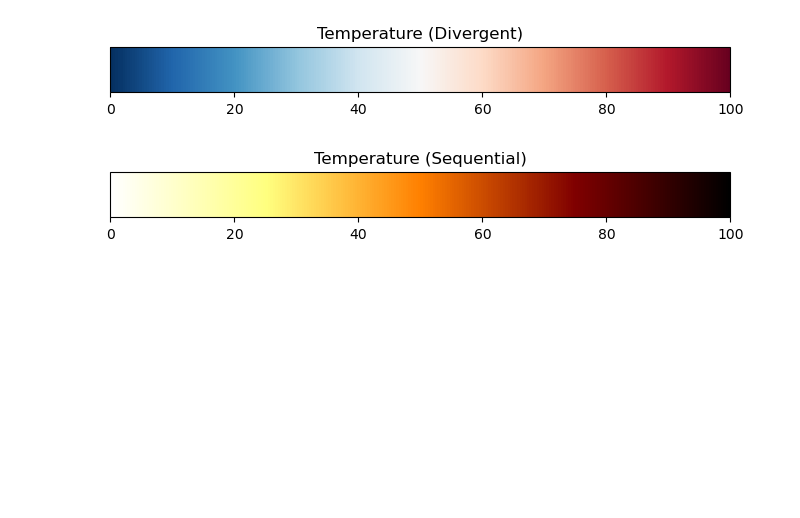
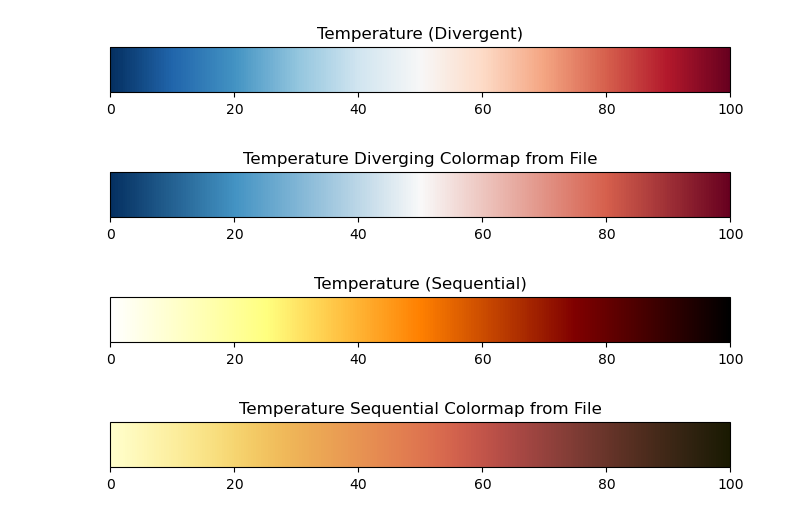
Before and after one commit to IPCC-AR7-WG1/figure-design, a Jupyter notebook: color_bar.ipynb, the cells around one changed output. Saved outputs shown, nothing was run; the diff lists cells and outputs as text; code cells hidden in the pictures; blank space fills up the shorter version.

```diff
--- a/color_bar.ipynb
+++ b/color_bar.ipynb
@@ -17,21 +19,43 @@ def plot_colorbar(cmap, title):
 
     ax.set_title(title, fontsize=12)
     plt.show()
+# %%
+# Function to create a colormap from a AR6 text file containing RGB values
+def create_colormap_from_txt(filepath, cmap_name="custom_colormap"):
+    """
+    Read RGB values from a text file and create a LinearSegmentedColormap.
+    RGB value shoud be 0-1 range.
+    """
+    rgb_data = np.loadtxt(filepath)
+    colormap = mcolors.LinearSegmentedColormap.from_list(cmap_name, rgb_data)
+    return colormap
 # %%
 # --- Temperature (Divergent: blue → white → red) --- Ref: colorbrewer
 temp_div = LinearSegmentedColormap.from_list(
     "temp_div",
     ["#053061",'#2166ac', "#4393c3",'#92c5de', "#d1e5f0",'#f7f7f7', '#fddbc7', "#f4a582", "#d6604d", "#b2182b", '#67001f']
 )
 
+temp_div_colormap = create_colormap_from_txt("./continuous_colormaps_rgb_0-1/temp_div.txt")
+
 # --- Temperature (Sequential: yellow → orange → dark brown) ---
 temp_seq = 'afmhot_r' # reverse of 'afmhot'
 
+temp_seq_colormap = create_colormap_from_txt("./continuous_colormaps_rgb_0-1/temp_seq.txt")
+
+#plot
 plot_colorbar(temp_div, "Temperature (Divergent)")
+
+plot_colorbar(temp_div_colormap, "Temperature Diverging Colormap from File")
+
 plot_colorbar(temp_seq, "Temperature (Sequential)")
+
+plot_colorbar(temp_seq_colormap, "Temperature Sequential Colormap from File")
 # %% [output]
 [figure]
-[figure, old version]
+[figure, new version]
+[figure, added]
+[figure, added]
 # %%
 # --- Precipitation (Divergent: brown → white → teal) ---
 prec_div = 'BrBG'
```
Also changed, not shown: parts of 6 cells of this notebook.
